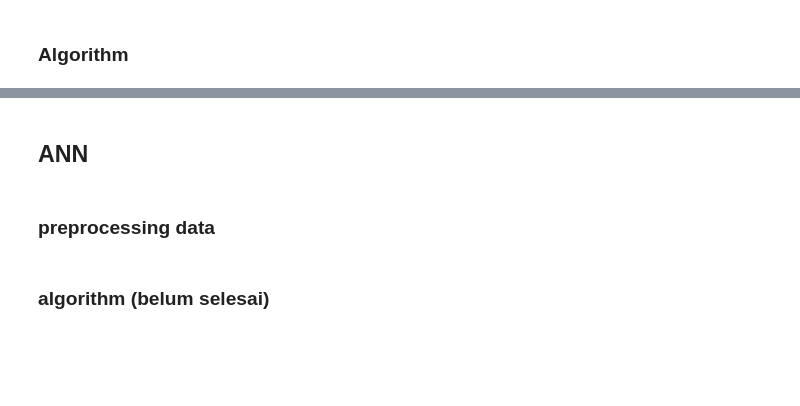
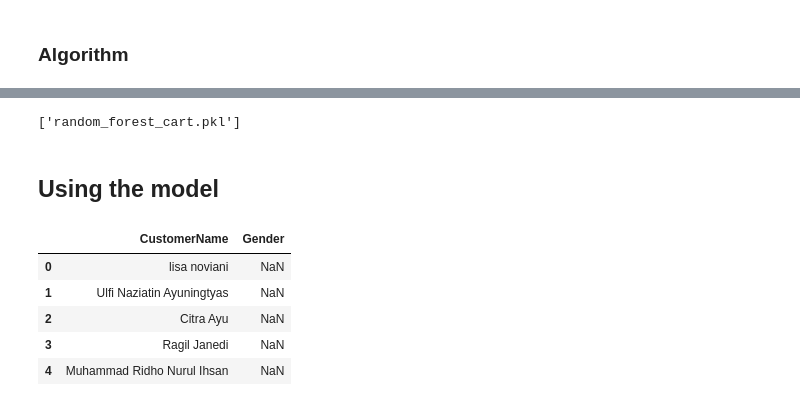
Before and after one commit to Sagisak/Projects_KG, a Jupyter notebook: GenderPrediction.ipynb, the cells around one changed output, grey strips where cells are left out. Saved outputs shown, nothing was run; the diff lists cells and outputs as text; code cells hidden in the pictures; blank space fills up the shorter version.

```diff
--- a/GenderPrediction.ipynb
+++ b/GenderPrediction.ipynb
@@ -314,4 +467,0 @@ print("Random Forest CHAID Accuracy:", accuracy_score(y_test, y_pred))
-# %% [markdown]
-## ANN
-# %% [markdown]
-### preprocessing data
@@ -348,2 +467,0 @@ print(y_train.head())
-# %% [markdown]
-### algorithm (belum selesai)
@@ -413,0 +468,21 @@ print(f'Accuracy: {accuracy * 100}%')
+# %%
+import joblib
+
+# Save the trained model
+joblib.dump(rf, "random_forest_cart.pkl")
+# %% [output]
+['random_forest_cart.pkl']
+# %% [markdown]
+## Using the model
+# %%
+import pandas as pd
+
+GenderData = pd.read_csv('DatasetGenderNeededClarify.csv', usecols=[1,2])
+GenderData.head()
+# %% [output]
+|  | CustomerName | Gender |
+| 0 | lisa noviani | NaN |
+| 1 | Ulfi Naziatin Ayuningtyas | NaN |
+| 2 | Citra Ayu | NaN |
+| 3 | Ragil Janedi | NaN |
+| 4 | Muhammad Ridho Nurul Ihsan | NaN |
```
Also changed, not shown: parts of 24 cells of this notebook, 21 other files.
